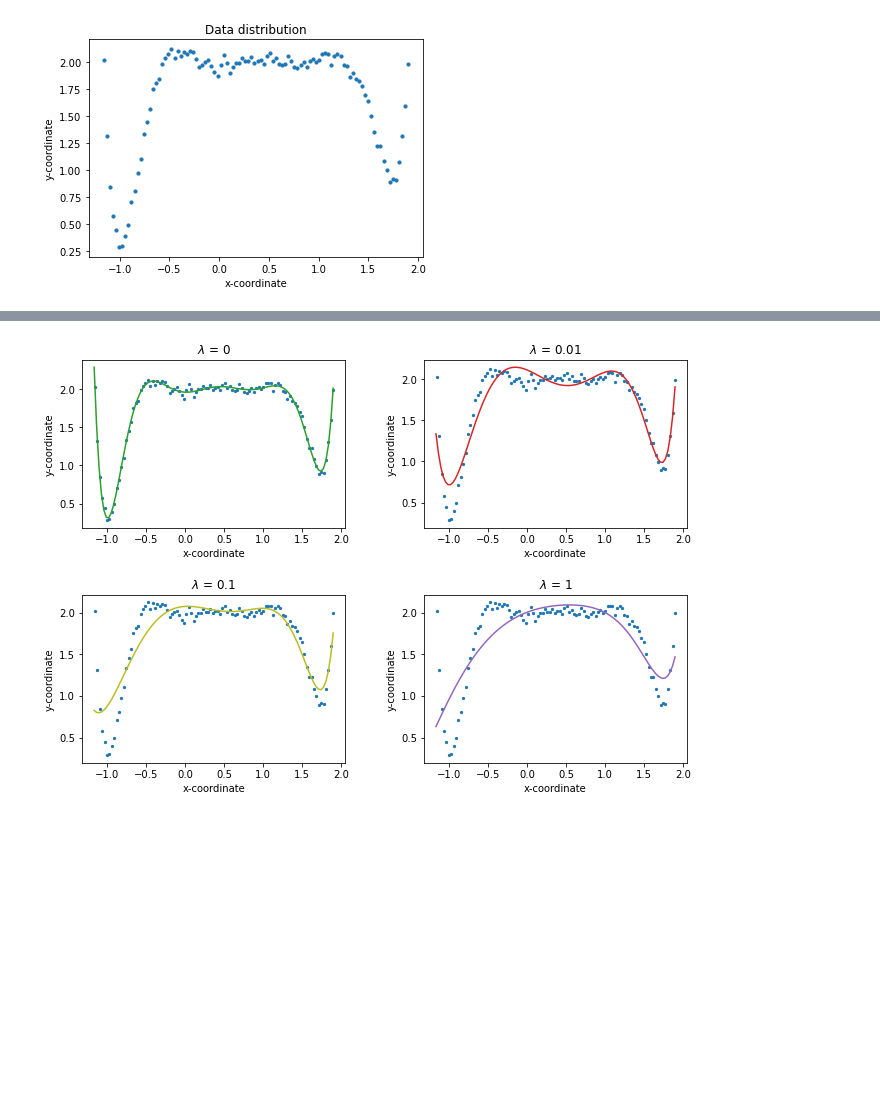
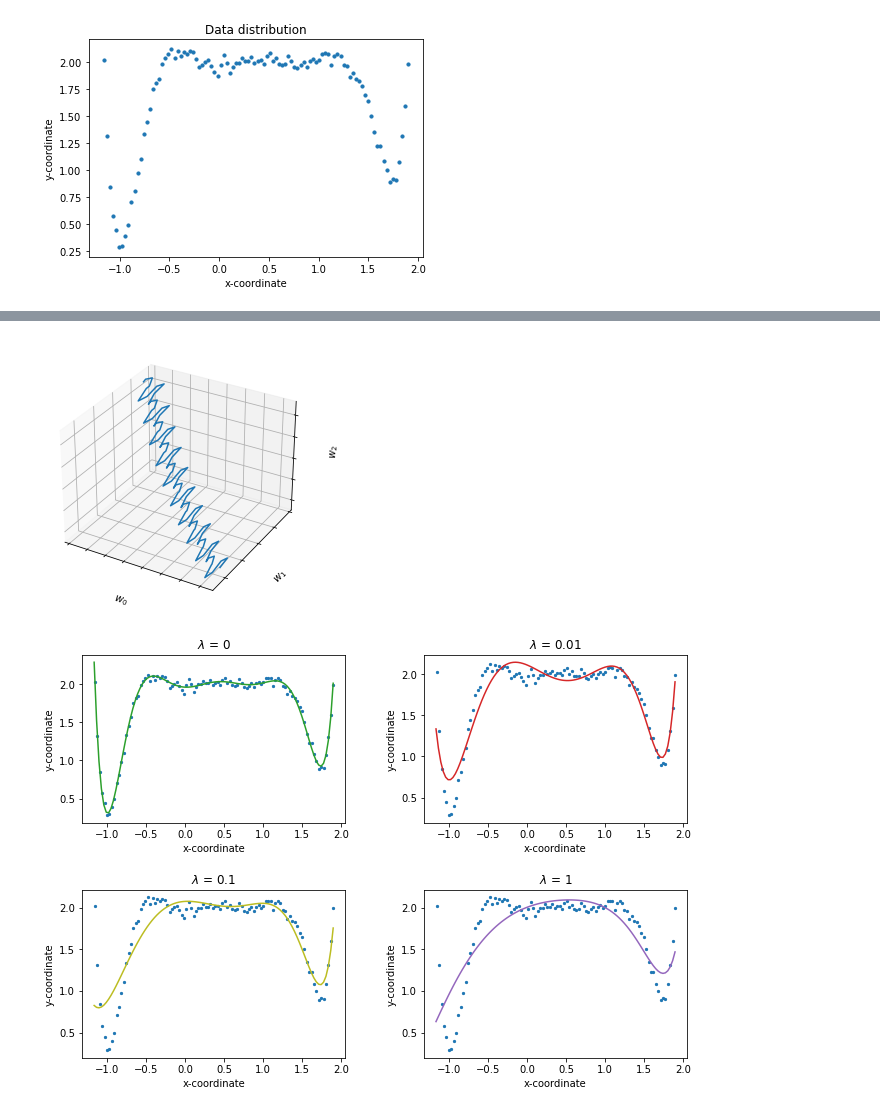
Before and after one commit to ritvikgupta199/ELL409-Assignment-1, a Jupyter notebook: polynomial_fitting/analysis.ipynb, the cells around one changed output, grey strips where cells are left out. Drawn from its saved outputs; the diff is of its cells as text; code cells hidden in the pictures; blank space fills up the shorter version.

```diff
--- a/polynomial_fitting/analysis.ipynb
+++ b/polynomial_fitting/analysis.ipynb
@@ -117,2 +137,30 @@ plt.show()
+# %%
+# Plots of weights in parameter space for Stochastic and Normal gradient descent
+stoc_wts_file = 'stochastic_wts.txt'
+f = open(os.path.join(log_path, stoc_wts_file), 'r')
+stoc_wts_x, stoc_wts_y, stoc_wts_z = [], [], []
+
+for line in f.readlines():
+    tokens = line.strip().split()
+    wts = utils.get_weights_from_text(tokens[-1])
+    stoc_wts_x.append(wts[0])
+    stoc_wts_y.append(wts[1])
+    stoc_wts_z.append(wts[2])
+f.close()
+
+fig = plt.figure()
+ax = fig.add_subplot(121, projection='3d')
+ax.plot3D(stoc_wts_x, stoc_wts_y, stoc_wts_z)
+ax.set_xlabel('$w_0$')
+ax.set_ylabel('$w_1$')
+ax.set_zlabel('$w_2$')
+ax.set_xticklabels([])
+ax.set_yticklabels([])
+ax.set_zticklabels([])
+
+plt.subplots_adjust(left=0, bottom=0, right=1.4, top=1.4, wspace=0.3, hspace=0.4)
+plt.show()
+# %% [output]
+[figure, added]
 # %%
 # Plots of Polynomials obtained on different regularization constants
```
Also changed, not shown: parts of 9 cells of this notebook, 2 other files.
